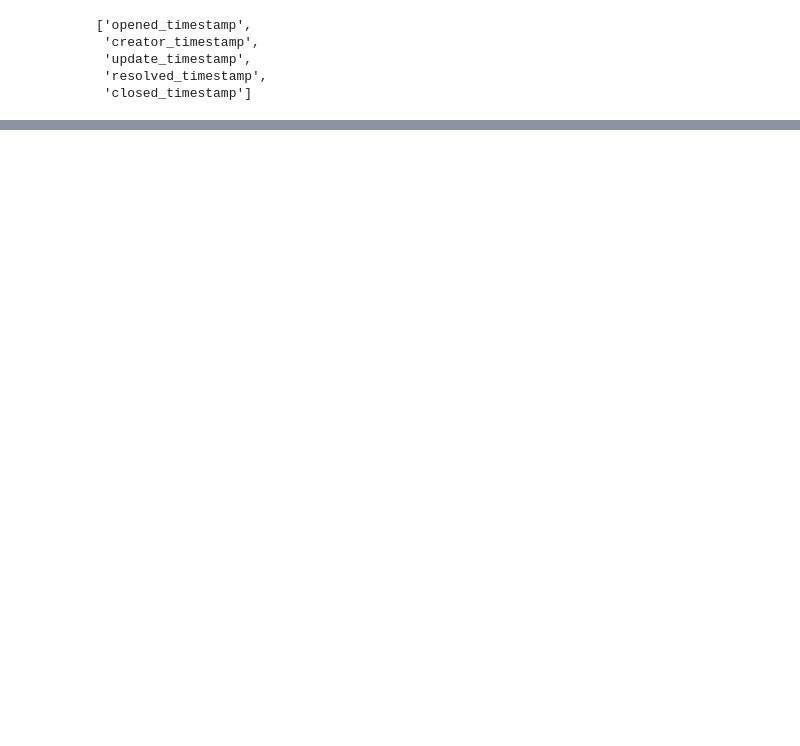
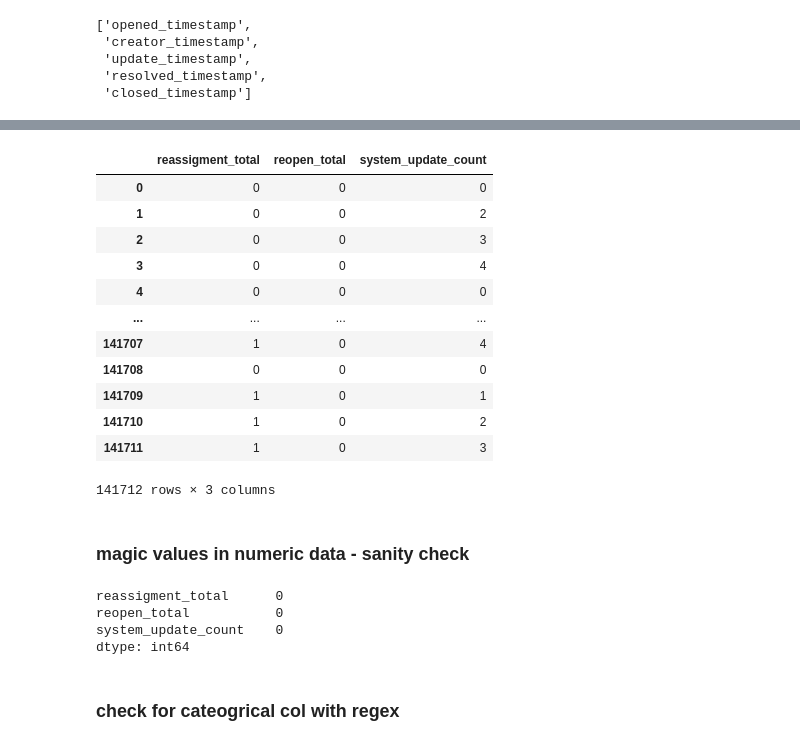
Before and after one commit to shashankgarewal/temporal-sequence-eventLog, a Jupyter notebook: notebooks/01_data_inspection.ipynb, the cells around one changed output, grey strips where cells are left out. Cells and saved outputs as stored; diff of their text form; code cells hidden in the pictures; blank space fills up the shorter version.

Commit message:
Add magic number check

```diff
--- a/notebooks/01_data_inspection.ipynb
+++ b/notebooks/01_data_inspection.ipynb
@@ -95,0 +140,27 @@ df.describe()
+# %%
+df.select_dtypes(include='int')
+# %% [output]
+|  | reassigment_total | reopen_total | system_update_count |
+| 0 | 0 | 0 | 0 |
+| 1 | 0 | 0 | 2 |
+| 2 | 0 | 0 | 3 |
+| 3 | 0 | 0 | 4 |
+| 4 | 0 | 0 | 0 |
+| ... | ... | ... | ... |
+| 141707 | 1 | 0 | 4 |
+| 141708 | 0 | 0 | 0 |
+| 141709 | 1 | 0 | 1 |
+| 141710 | 1 | 0 | 2 |
+| 141711 | 1 | 0 | 3 |
+141712 rows × 3 columns
+# %% [markdown]
+### magic values in numeric data - sanity check
+# %%
+(df.select_dtypes(include='int') < 0).sum() # neither of them can have -ve value
+# %% [output]
+reassigment_total      0
+reopen_total           0
+system_update_count    0
+dtype: int64
+# %% [markdown]
+### check for cateogrical col with regex
```
Also changed, not shown: parts of 26 cells of this notebook.
